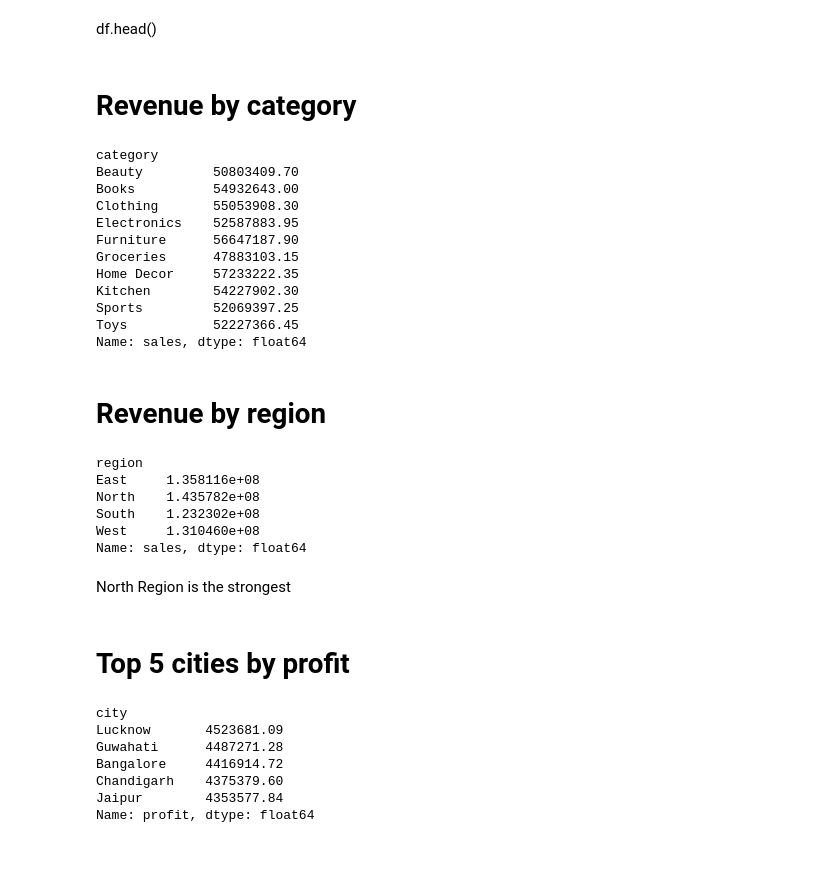
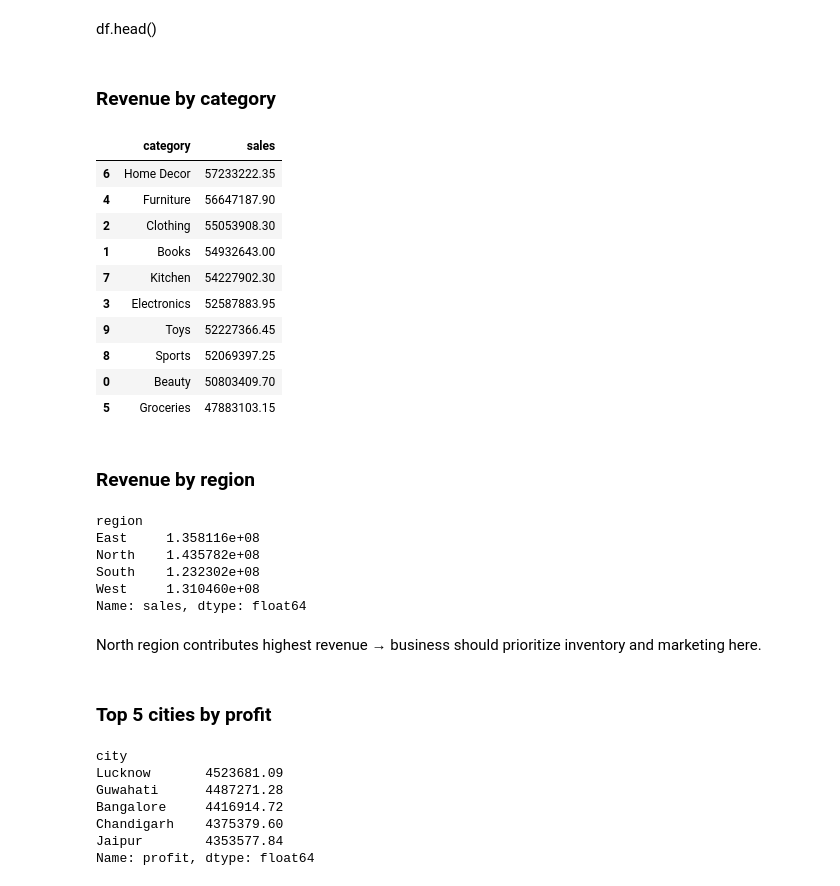
Before and after one commit to premjaiswal0117/ecommerce-data-analytics-ml, a Jupyter notebook: notebooks/eda.ipynb, the cells around one changed output. Saved outputs shown, nothing was run; the diff lists cells and outputs as text; code cells hidden in the pictures; blank space fills up the shorter version.

Commit message:
Finalized EDA with business insights, actions, and conclusion

```diff
--- a/notebooks/eda.ipynb
+++ b/notebooks/eda.ipynb
@@ -115,24 +126,23 @@ df['Month'] = df['order_date'].dt.month
 # %% [markdown]
 df.head()
 # %% [markdown]
-# Revenue by category
+### Revenue by category
 # %%
-df.groupby('category')['sales'].sum()
+df.groupby('category')['sales'].sum().reset_index().sort_values(by='sales',ascending = False)
 # %% [output]
-category
-Beauty         50803409.70
-Books          54932643.00
-Clothing       55053908.30
-Electronics    52587883.95
-Furniture      56647187.90
-Groceries      47883103.15
-Home Decor     57233222.35
-Kitchen        54227902.30
-Sports         52069397.25
-Toys           52227366.45
-Name: sales, dtype: float64
+|  | category | sales |
+| 6 | Home Decor | 57233222.35 |
+| 4 | Furniture | 56647187.90 |
+| 2 | Clothing | 55053908.30 |
+| 1 | Books | 54932643.00 |
+| 7 | Kitchen | 54227902.30 |
+| 3 | Electronics | 52587883.95 |
+| 9 | Toys | 52227366.45 |
+| 8 | Sports | 52069397.25 |
+| 0 | Beauty | 50803409.70 |
+| 5 | Groceries | 47883103.15 |
 # %% [markdown]
-# Revenue by region
+### Revenue by region
 # %%
 df.groupby('region')['sales'].sum()
 # %% [output]
@@ -143,9 +153,9 @@ South    1.232302e+08
 West     1.310460e+08
 Name: sales, dtype: float64
 # %% [markdown]
-North Region is the strongest
+North region contributes highest revenue → business should prioritize inventory and marketing here.
 # %% [markdown]
-# Top 5 cities by profit
+### Top 5 cities by profit
 # %%
 df.groupby('city')['profit'].sum().sort_values(ascending=False).head()
 # %% [output]
```
Also changed, not shown: parts of 54 cells of this notebook.
